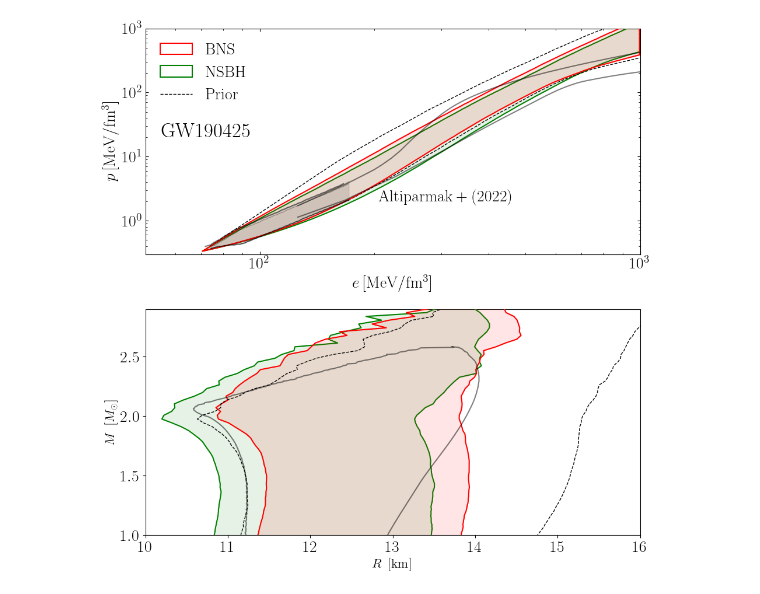
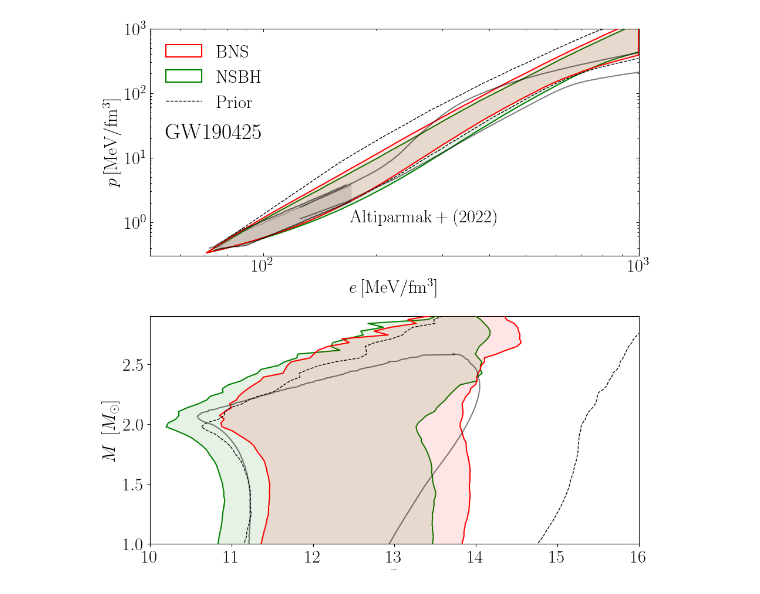
Before and after one commit to EckerChristian/MCLambdaBHNS, a Jupyter notebook: plotting_code/Fig_5_GW190425_press_dens_MR.ipynb, the cells around one changed output. Drawn from its saved outputs; the diff is of its cells as text; code cells hidden in the pictures.

Commit message:
more improvements on label size

```diff
--- a/plotting_code/Fig_5_GW190425_press_dens_MR.ipynb
+++ b/plotting_code/Fig_5_GW190425_press_dens_MR.ipynb
@@ -19,7 +19,7 @@ import operator
 # LaTeX font
 plt.rcParams.update({
     "text.usetex": True,
-    'font.size': 20
+    'font.size': 22
     })
 # %%
 # Read in all the pressure density stuff
@@ -270,8 +270,8 @@ ax[0].set_ylim([3e-1,10**3])
 #ax.grid(color="gray", linestyle="dashed", linewidth=0.5)
 ax[0].tick_params(which='major', direction='in',top="true",right="true")
 ax[0].tick_params(which='minor', direction='in',top="true",right="true")
-ax[0].set_xlabel(r'$e\,\rm [MeV/fm^3]$', fontsize = 20)
-ax[0].set_ylabel(r'$p\,\rm [MeV/fm^3]$',fontsize = 20)
+ax[0].set_xlabel(r'$e\,\rm [MeV/fm^3]$', fontsize = 22)
+ax[0].set_ylabel(r'$p\,\rm [MeV/fm^3]$',fontsize = 22)
 
 ax[0].plot(10**cont1[:,0],10**cont1[:,1], color = "black", linestyle = "solid",zorder=5,alpha=0.5)
 ax[0].plot(10**cont1[:,0],10**cont1[:,2], color = "black", linestyle = "solid",zorder=5,alpha=0.5)
@@ -283,8 +283,8 @@ ax[0].plot(10**CET[:,0],10**CET[:,1], color = "black" ,zorder=5,linewidth=0.5,al
 ax[0].plot(10**CET[:,0],10**CET[:,3], color = "black" ,zorder=5,linewidth=0.5,alpha=0.5)
 
 
-ax[0].text(205, 2.0 ,r'$\rm Altiparmak+ (2022)$', fontsize = 20, color="black")
-ax[0].text(55, 20.0 ,r'$\rm GW190425$', fontsize = 25, color="black")
+ax[0].text(170, 1.0 ,r'$\rm Altiparmak+ (2022)$', fontsize = 22, color="black")
+ax[0].text(55, 20.0 ,r'$\rm GW190425$', fontsize = 27, color="black")
 
 
 
@@ -313,7 +313,7 @@ ax[0].plot(eng_dens_physics_prior, press_low_physics_prior,
                        color='black', alpha=1.0,linestyle='dashed',zorder=3,linewidth=1.0)
 ax[0].plot(eng_dens_physics_prior,press_high_physics_prior,
                        color='black', alpha=1.0,linestyle='dashed',zorder=3,label=r'$\rm Prior$',linewidth=1.0)
-ax[0].legend(loc="upper left",fontsize=20,frameon=False)
+ax[0].legend(loc="upper left",fontsize=22,frameon=False)
 #plt.savefig('press_dens_GW170817_w_prior.pdf',dpi=500)
 
 # Now do the mass-radius plot
@@ -335,33 +335,33 @@ cont3[-1,2]=cont3[-1,1]
 
 
 ax[1].set_xlim([10,16])
 ax[1].set_ylim([1,2.9])
-ax[1].set_ylabel(r'$ M~\left[M_\odot\right]$',fontsize=16)
-ax[1].set_xlabel(r'$R~\left[{\rm km}\right]$',fontsize=16)
+ax[1].set_ylabel(r'$ M~\left[M_\odot\right]$',fontsize=22)
+ax[1].set_xlabel(r'$R~\left[{\rm km}\right]$',fontsize=2)
 
 
 # contours
 ax[1].plot( cont1[:,1], cont1[:,0], color = "black", linestyle = "-",zorder=7,alpha=0.5)
 ax[1].plot( cont1[:,2], cont1[:,0], color = "black", linestyle = "-",zorder=7,label=r"$M_{\rm TOV}\geq 2.0\,M_\odot$",alpha=0.5)
 
 
 ax[1].fill_betweenx(mass_GW190425_BNS_physics,min_radius_GW190425_BNS_physics,max_radius_GW190425_BNS_physics,
                     color = "red", edgecolor='none', zorder=5,alpha=0.1)
 ax[1].fill_betweenx(mass_GW190425_BNS_physics,min_radius_GW190425_BNS_physics,max_radius_GW190425_BNS_physics,
                     color = "none", edgecolor='red', zorder=5,alpha=1.0,linewidth=1.5)
 
 ax[1].fill_betweenx(mass_GW190425_NSBH_physics,min_radius_GW190425_NSBH_physics,max_radius_GW190425_NSBH_physics,
                     color = "green" ,edgecolor='none',zorder=4,alpha=0.1)
 ax[1].fill_betweenx(mass_GW190425_NSBH_physics,min_radius_GW190425_NSBH_physics,max_radius_GW190425_NSBH_physics,
                     color = "none" ,edgecolor='green',zorder=4,alpha=1.0,linewidth=1.5)
 
 ax[1].fill_betweenx(mass_BNS_prior,min_radius_BNS_prior,max_radius_BNS_prior, edgecolor = "black" ,facecolor='none',zorder=7,linestyle='dashed')
 
 
 #ax[1].fill_betweenx(mass_uniform_prior,min_radius_uniform_prior,max_radius_uniform_prior, edgecolor = "coral" ,facecolor='none',zorder=7,linestyle='dashed')
 #ax[0].set_box_aspect(1)
 #ax[1].set_box_aspect(1)
 plt.tight_layout()
 plt.savefig("GW190425_press_dens_MR.pdf")
 # %% [output]
-[figure, old version]
+[figure, new version]
```
Also changed, not shown: 3 other files.
